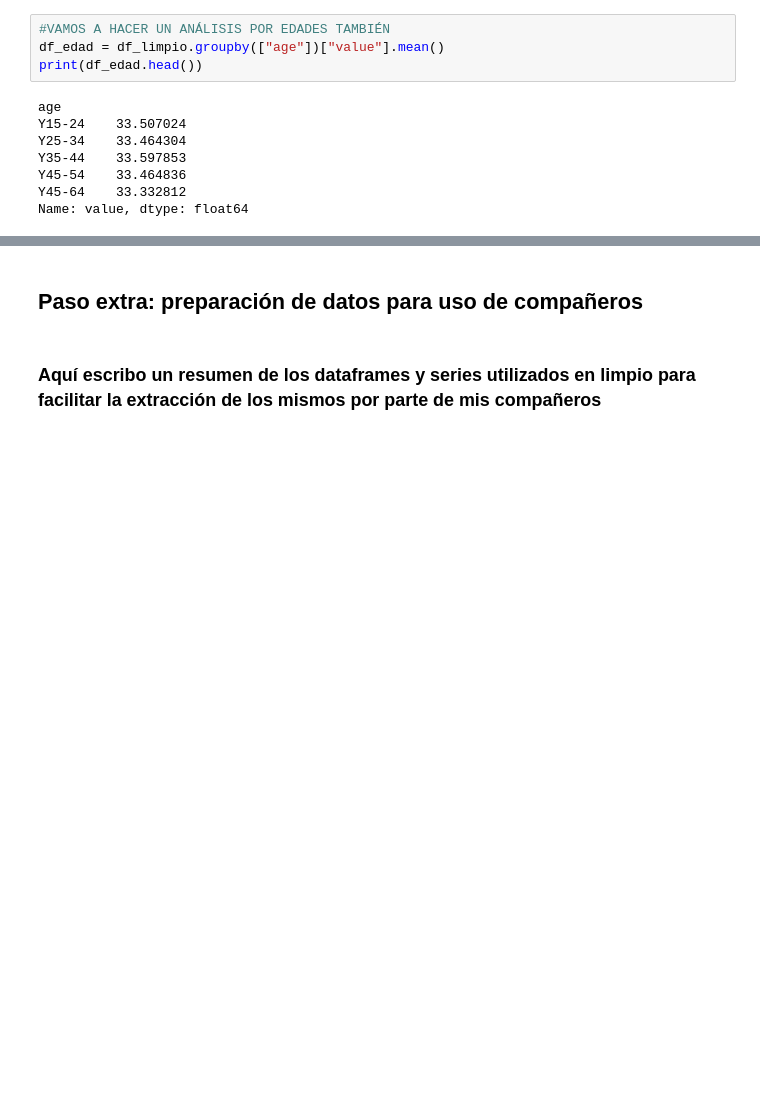
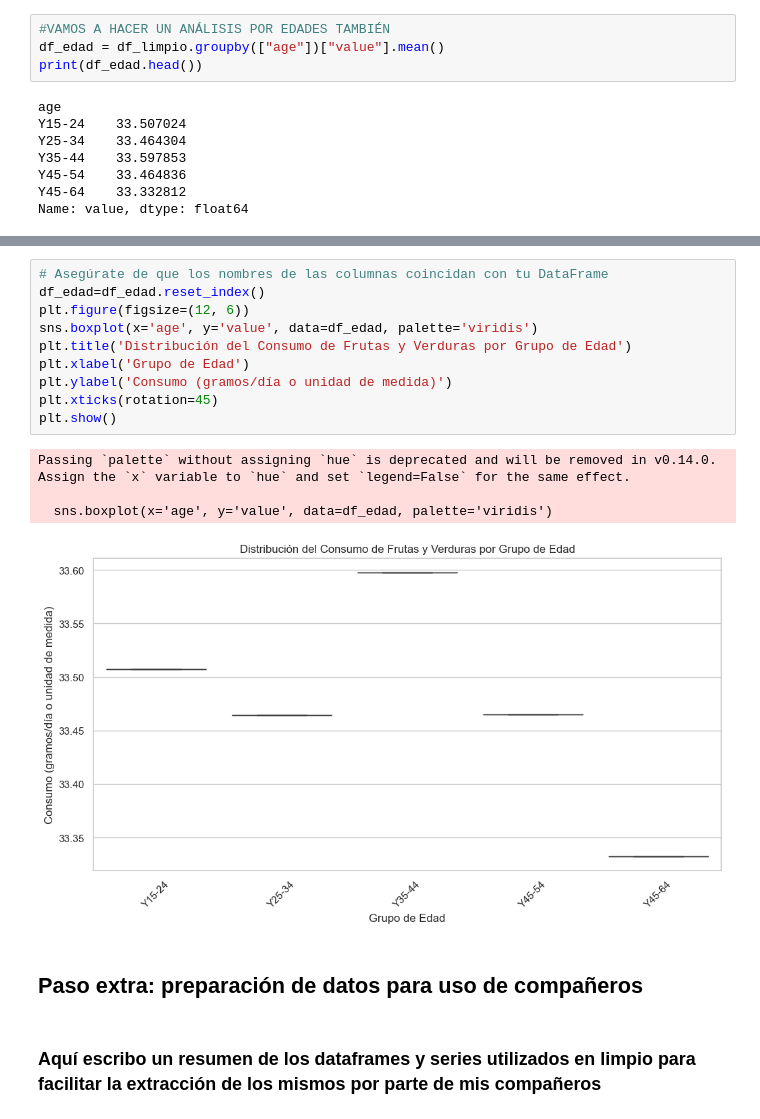
Before and after one commit to AntonioDavid333/Mental-Health-Data-Analysis, a Jupyter notebook: fruitsVegetablesConsumption.ipynb, the cells around one changed output, grey strips where cells are left out. Saved outputs shown, nothing was run; the diff lists cells and outputs as text; blank space fills up the shorter version.

Commit message:
grafico sns de boxplot

```diff
--- a/fruitsVegetablesConsumption.ipynb
+++ b/fruitsVegetablesConsumption.ipynb
@@ -292,3 +294,18 @@ plt.show()
+# %%
+# Asegúrate de que los nombres de las columnas coincidan con tu DataFrame
+df_edad=df_edad.reset_index()
+plt.figure(figsize=(12, 6))
+sns.boxplot(x='age', y='value', data=df_edad, palette='viridis')
+plt.title('Distribución del Consumo de Frutas y Verduras por Grupo de Edad')
+plt.xlabel('Grupo de Edad')
+plt.ylabel('Consumo (gramos/día o unidad de medida)')
+plt.xticks(rotation=45)
+plt.show()
+# %% [output]
+Passing `palette` without assigning `hue` is deprecated and will be removed in v0.14.0. Assign the `x` variable to `hue` and set `legend=False` for the same effect.
+
+  sns.boxplot(x='age', y='value', data=df_edad, palette='viridis')
+[figure, added]
 # %% [markdown]
 ## Paso extra: preparación de datos para uso de compañeros
 # %% [markdown]
```
Also changed, not shown: parts of 6 cells of this notebook.
